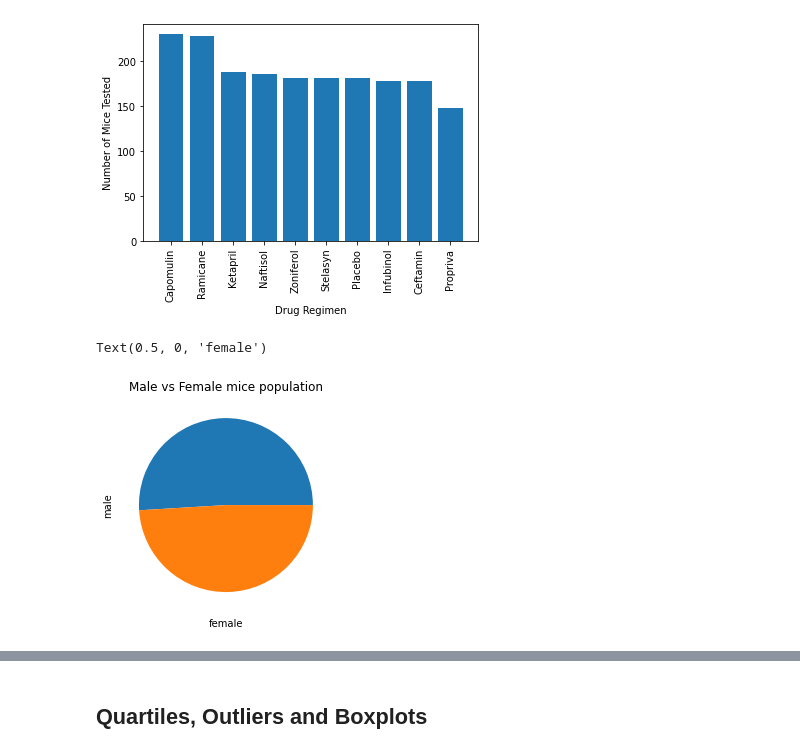
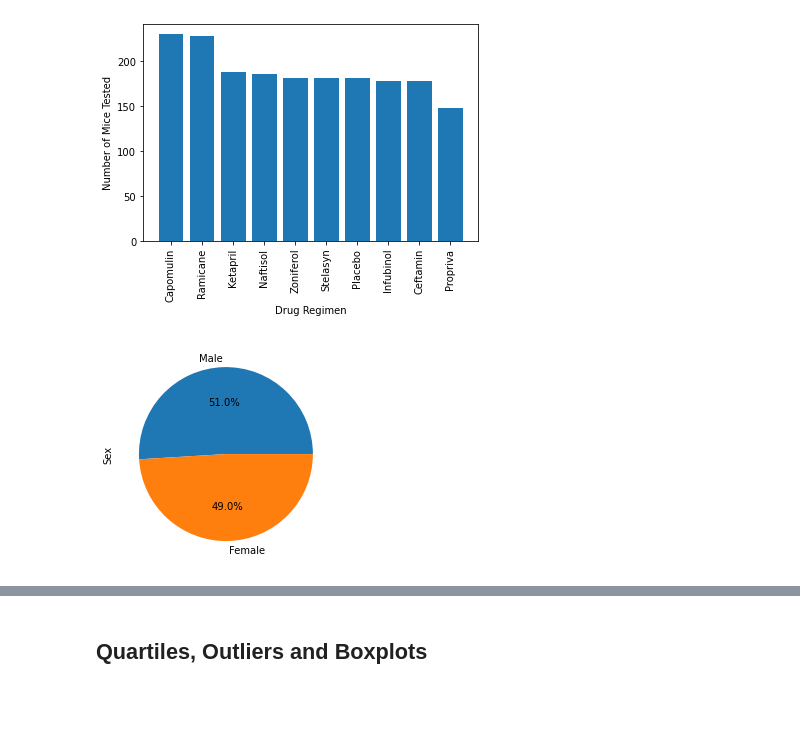
Before and after one commit to LibertyHeise/Pharma-Regimen-Analysis_matplotlib, a Jupyter notebook: pymaceuticalsLH.ipynb, the cells around one changed output, grey strips where cells are left out. Drawn from its saved outputs; the diff is of its cells as text; code cells hidden in the pictures; blank space fills up the shorter version.

```diff
--- a/pymaceuticalsLH.ipynb
+++ b/pymaceuticalsLH.ipynb
@@ -194,13 +194,10 @@ plt.show()
 # %%
 # Generate a pie plot showing the distribution of female versus male mice using Pandas
 
-pie_counts = clean_df["Sex"].value_counts()
-plt.pie(pie_counts)
-plt.title("Male vs Female mice population")
-plt.ylabel("male")
-plt.xlabel("female")
+pie_counts = clean_df.Sex.value_counts()
+pie_counts.plot(kind= "pie", autopct = "%1.1f%%")
+plt.show()
 # %% [output]
-Text(0.5, 0, 'female')
-[figure, old version]
+[figure, new version]
 # %%
 # Generate a pie plot showing the distribution of female versus male mice using pyplot
```
Also changed, not shown: parts of 3 cells of this notebook.
